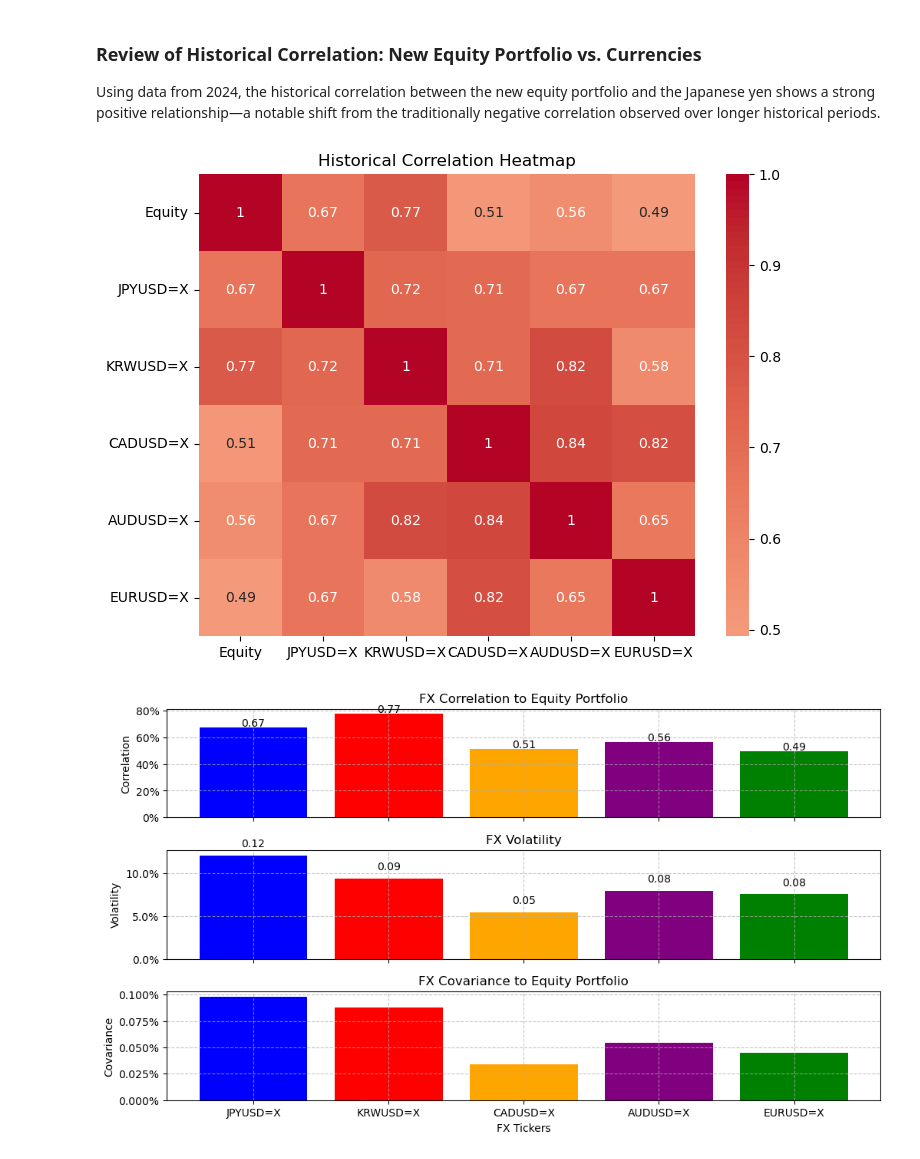
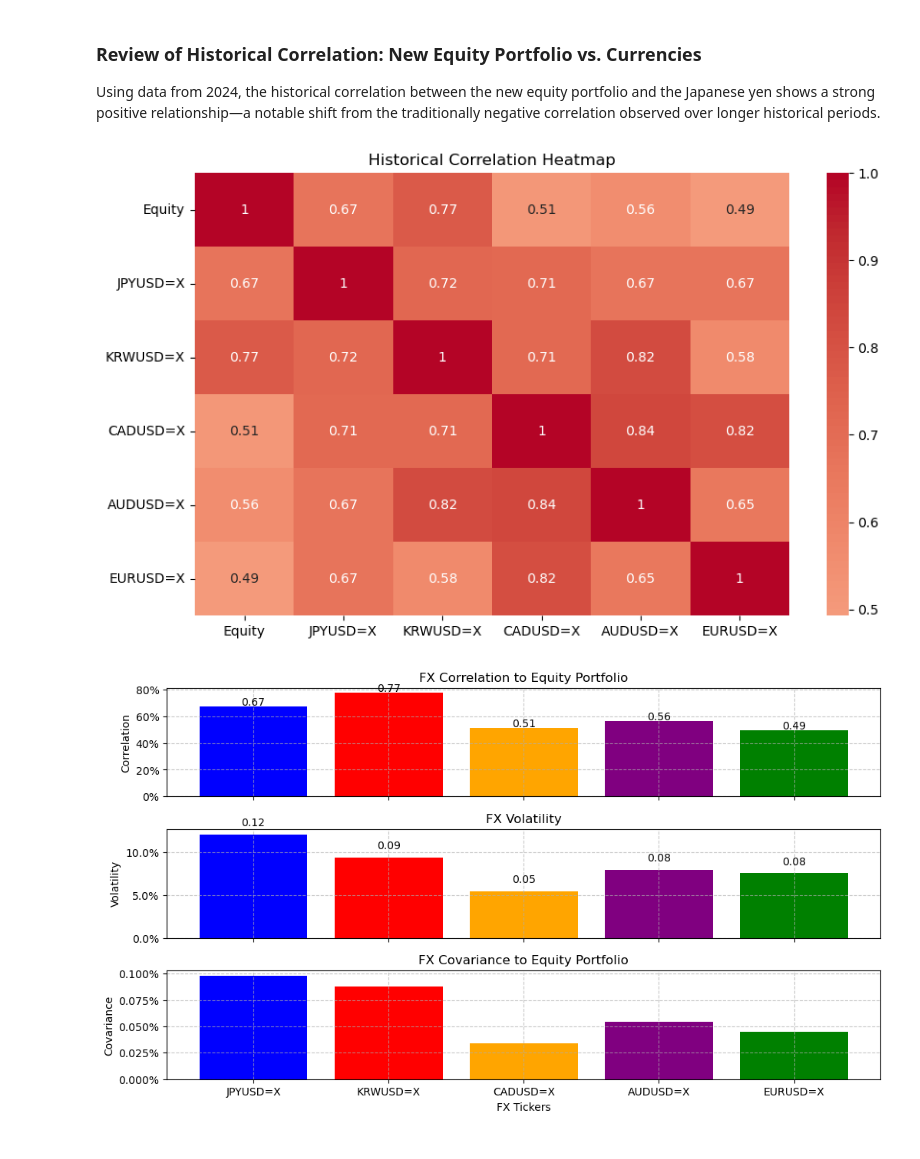
Before and after one commit to hjl2014/currency_overlay, a Jupyter notebook: BeyondCurrencyHedging.ipynb, the cells around one changed output. Drawn from its saved outputs; the diff is of its cells as text; code cells hidden in the pictures.

```diff
--- a/BeyondCurrencyHedging.ipynb
+++ b/BeyondCurrencyHedging.ipynb
@@ -512,7 +515,7 @@ dfCombinedReturn = pd.concat([ sNewPortReturn[strPeriod:].rename("Equity"), dfFX
 # calculate historical correlation
 dfHistCorrelation = dfCombinedReturn.corr()
 
-plt.figure(figsize=(8, 6))
+plt.figure(figsize=(10, 6))
 sns.heatmap(dfHistCorrelation, annot=True, cmap="coolwarm", center=0)
 plt.title("Historical Correlation Heatmap")
 plt.show()
@@ -527,34 +530,34 @@ dfModCorrelation = dfHistCorrelation.copy()
 arr_eigvals = np.linalg.eigvals(dfModCorrelation)
 if np.any(arr_eigvals < 0):
     print( "Warning: Modified correlation matrix is not positive semi-definite. Cleaning..." )
     eigvals, eigvecs = np.linalg.eigh(dfModCorrelation)
     eigvals_cleaned = np.where(eigvals < 0, 0, eigvals)
     df_cor_cleaned = eigvecs @ np.diag(eigvals_cleaned) @ eigvecs.T
     D = np.sqrt(np.diag(df_cor_cleaned))
     df_cor_cleaned = df_cor_cleaned / np.outer(D, D)
     np.fill_diagonal(df_cor_cleaned, 1.0)
     df_cor_cleaned = pd.DataFrame(
         df_cor_cleaned, index=dfModCorrelation.index, columns= dfModCorrelation.columns
     )
 else:
     dfCleanedCorrelation = dfModCorrelation
 
 dfCleanedCorrelation = dfHistCorrelation
 dfCorrelationFX = dfCleanedCorrelation.loc[dfFXReturn.columns, dfFXReturn.columns]
 dfCorrelationFXEquity = dfCleanedCorrelation.loc["Equity", dfFXReturn.columns]
 
 
 Covariance_FX = dfCorrelationFX.to_numpy() * np.outer(
     ExpectedFXVol, ExpectedFXVol
 )
 
 dfCorrelationFXEquity = dfCorrelationFXEquity.reindex(ExpectedFXVol.index)
 Covariance_FX_Equity = dfCorrelationFXEquity.to_numpy()  * ExpectedFXVol.to_numpy() * dExpectedPortVariance
 Covariance_FX_Equity = pd.Series(Covariance_FX_Equity, index = dfCorrelationFXEquity.index)
 
 ExpectedEquityVariance = ExpectedEquityVol ** 2
 # %% [output]
-[figure, old version]
+[figure, new version]
 # %%
 fig, axes = plt.subplots(3, 1, figsize=(12, 6), sharex=True)
 axes = axes.flatten()
```
Also changed, not shown: parts of 7 cells of this notebook, 2 other files.
